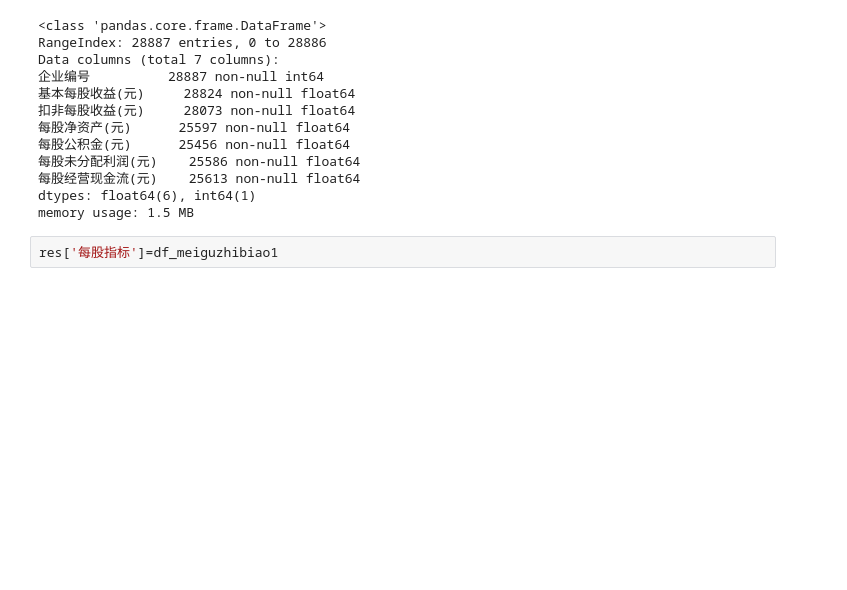
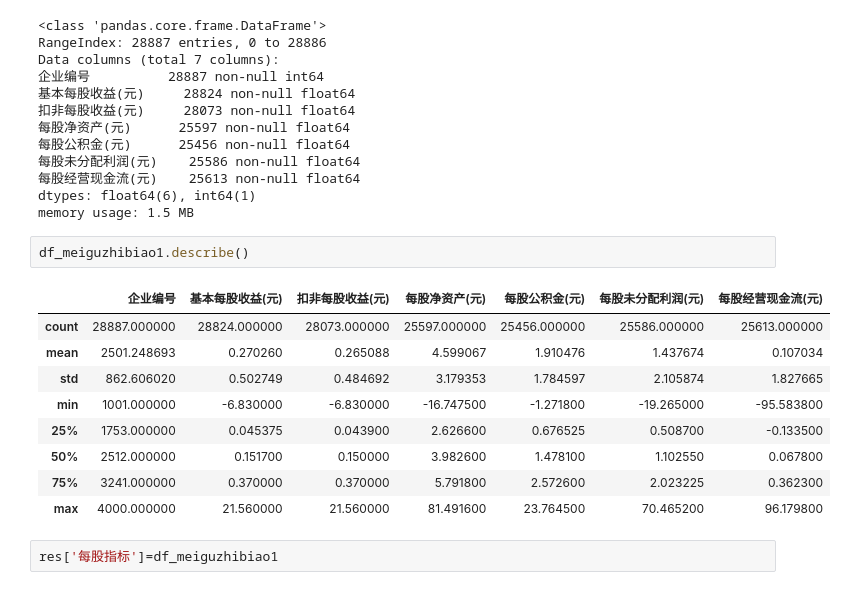
Before and after one commit to AlanConstantine/ISI-WorldCup2019, a Jupyter notebook: Code/FeatureEngineering/ComibineFinacialData.ipynb, the cells around one changed output. Cells and saved outputs as stored; diff of their text form; blank space fills up the shorter version.

```diff
--- a/Code/FeatureEngineering/ComibineFinacialData.ipynb
+++ b/Code/FeatureEngineering/ComibineFinacialData.ipynb
@@ -260,6 +289,18 @@ Data columns (total 7 columns):
 每股经营现金流(元)    25613 non-null float64
 dtypes: float64(6), int64(1)
 memory usage: 1.5 MB
+# %%
+df_meiguzhibiao1.describe()
+# %% [output]
+|  | 企业编号 | 基本每股收益(元) | 扣非每股收益(元) | 每股净资产(元) | 每股公积金(元) | 每股未分配利润(元) | 每股经营现金流(元) |
+| count | 28887.000000 | 28824.000000 | 28073.000000 | 25597.000000 | 25456.000000 | 25586.000000 | 25613.000000 |
+| mean | 2501.248693 | 0.270260 | 0.265088 | 4.599067 | 1.910476 | 1.437674 | 0.107034 |
+| std | 862.606020 | 0.502749 | 0.484692 | 3.179353 | 1.784597 | 2.105874 | 1.827665 |
+| min | 1001.000000 | -6.830000 | -6.830000 | -16.747500 | -1.271800 | -19.265000 | -95.583800 |
+| 25% | 1753.000000 | 0.045375 | 0.043900 | 2.626600 | 0.676525 | 0.508700 | -0.133500 |
+| 50% | 2512.000000 | 0.151700 | 0.150000 | 3.982600 | 1.478100 | 1.102550 | 0.067800 |
+| 75% | 3241.000000 | 0.370000 | 0.370000 | 5.791800 | 2.572600 | 2.023225 | 0.362300 |
+| max | 4000.000000 | 21.560000 | 21.560000 | 81.491600 | 23.764500 | 70.465200 | 96.179800 |
 # %%
 res['每股指标']=df_meiguzhibiao1
 # %% [markdown]
```
Also changed, not shown: parts of 16 cells of this notebook.
